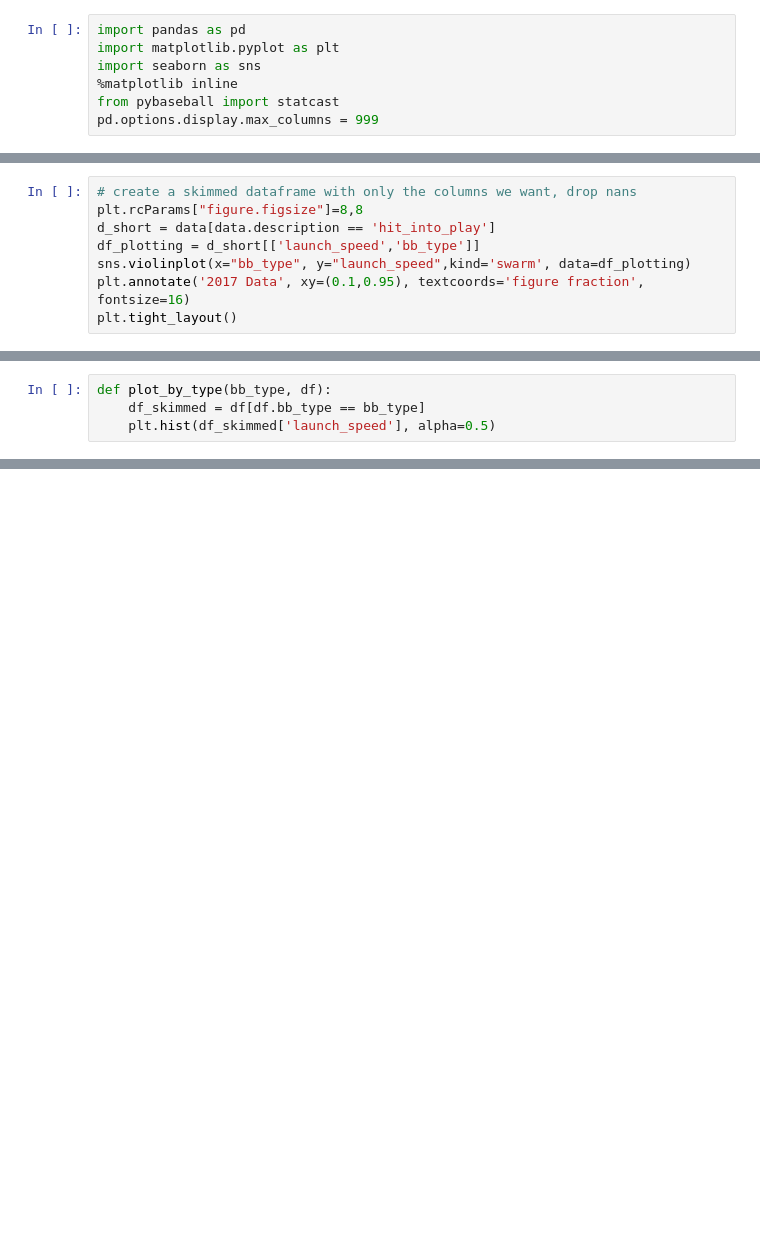
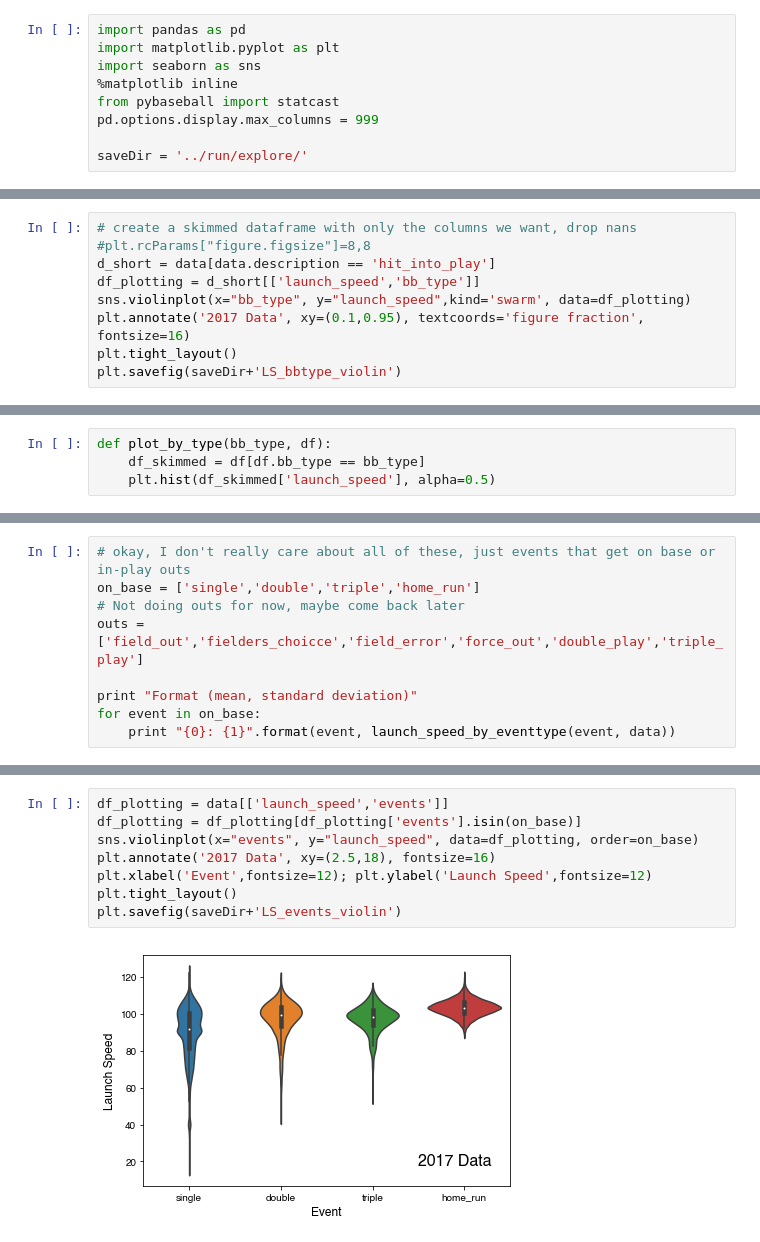
Before and after one commit to tjburch/baseball-studies, a Jupyter notebook: notebooks/explore_pybaseball.ipynb, the cells around one changed output, grey strips where cells are left out. Cells and saved outputs as stored; diff of their text form; blank space fills up the shorter version.

Commit message:
add labels, event based plots

```diff
--- a/notebooks/explore_pybaseball.ipynb
+++ b/notebooks/explore_pybaseball.ipynb
@@ -11,6 +11,8 @@ import seaborn as sns
 %matplotlib inline
 from pybaseball import statcast
 pd.options.display.max_columns = 999
+
+saveDir = '../run/explore/'
 # %% [markdown]
 ### Load up 2017 data
 # %%
@@ -109,12 +111,13 @@ Ground balls seem to have the widest spread, fly balls the lowest.
 Let's try looking at the distributions of these...
 # %%
 # create a skimmed dataframe with only the columns we want, drop nans
-plt.rcParams["figure.figsize"]=8,8
+#plt.rcParams["figure.figsize"]=8,8
 d_short = data[data.description == 'hit_into_play']
 df_plotting = d_short[['launch_speed','bb_type']]
 sns.violinplot(x="bb_type", y="launch_speed",kind='swarm', data=df_plotting)
 plt.annotate('2017 Data', xy=(0.1,0.95), textcoords='figure fraction', fontsize=16)
 plt.tight_layout()
+plt.savefig(saveDir+'LS_bbtype_violin')
 # %% [output]
 [figure]
 # %%
@@ -141,0 +166,9 @@ plt.annotate('2017 Data', xy=(22,13250), fontsize=16)
+# %%
+# okay, I don't really care about all of these, just events that get on base or in-play outs
+on_base = ['single','double','triple','home_run']
+# Not doing outs for now, maybe come back later
+outs = ['field_out','fielders_choicce','field_error','force_out','double_play','triple_play']
+
+print "Format (mean, standard deviation)"
+for event in on_base:
+    print "{0}: {1}".format(event, launch_speed_by_eventtype(event, data))
@@ -141,0 +185,10 @@ plt.annotate('2017 Data', xy=(22,13250), fontsize=16)
+# %%
+df_plotting = data[['launch_speed','events']]
+df_plotting = df_plotting[df_plotting['events'].isin(on_base)]
+sns.violinplot(x="events", y="launch_speed", data=df_plotting, order=on_base)
+plt.annotate('2017 Data', xy=(2.5,18), fontsize=16)
+plt.xlabel('Event',fontsize=12); plt.ylabel('Launch Speed',fontsize=12)
+plt.tight_layout()
+plt.savefig(saveDir+'LS_events_violin')
+# %% [output]
+[figure, added]
```
Also changed, not shown: parts of 11 cells of this notebook.
